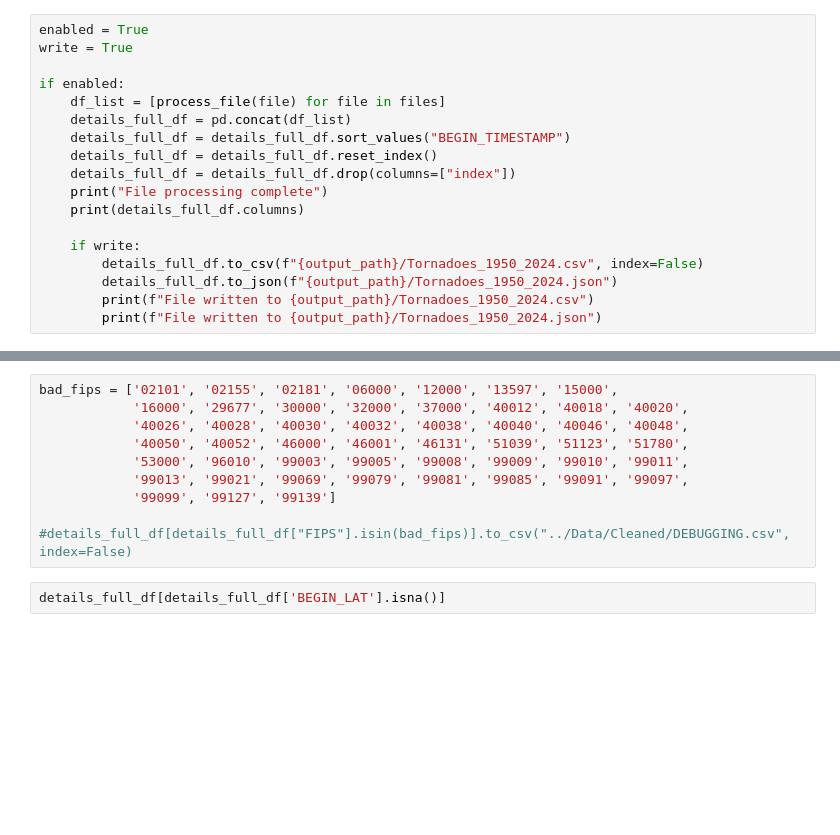
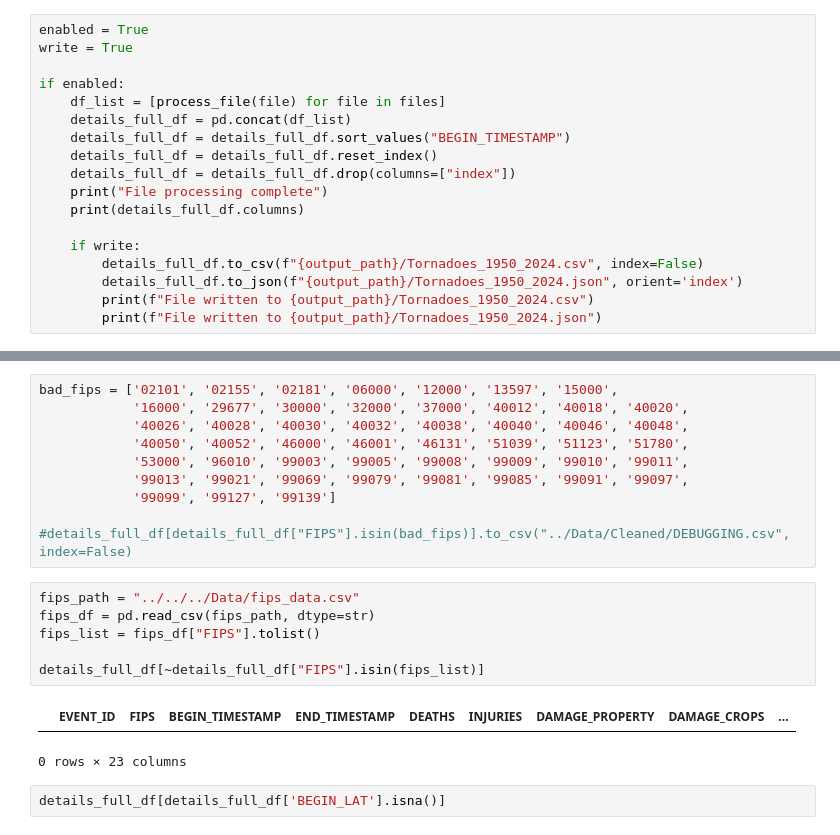
Before and after one commit to d-burke-data/Project_03, a Jupyter notebook: Work/David/Python/data_cleaning.ipynb, the cells around one changed output, grey strips where cells are left out. Cells and saved outputs as stored; diff of their text form; blank space fills up the shorter version.

```diff
--- a/Work/David/Python/data_cleaning.ipynb
+++ b/Work/David/Python/data_cleaning.ipynb
@@ -203,7 +203,7 @@ if enabled:
 
     if write:
         details_full_df.to_csv(f"{output_path}/Tornadoes_1950_2024.csv", index=False)
-        details_full_df.to_json(f"{output_path}/Tornadoes_1950_2024.json")
+        details_full_df.to_json(f"{output_path}/Tornadoes_1950_2024.json", orient='index')
         print(f"File written to {output_path}/Tornadoes_1950_2024.csv")
         print(f"File written to {output_path}/Tornadoes_1950_2024.json")
 # %% [output]
@@ -227,6 +227,15 @@ bad_fips = ['02101', '02155', '02181', '06000', '12000', '13597', '15000',
             '99099', '99127', '99139']
 
 #details_full_df[details_full_df["FIPS"].isin(bad_fips)].to_csv("../Data/Cleaned/DEBUGGING.csv", index=False)
+# %%
+fips_path = "../../../Data/fips_data.csv"
+fips_df = pd.read_csv(fips_path, dtype=str)
+fips_list = fips_df["FIPS"].tolist()
+
+details_full_df[~details_full_df["FIPS"].isin(fips_list)]
+# %% [output]
+|  | EVENT_ID | FIPS | BEGIN_TIMESTAMP | END_TIMESTAMP | DEATHS | INJURIES | DAMAGE_PROPERTY | DAMAGE_CROPS | ... |
+0 rows × 23 columns
 # %%
 details_full_df[details_full_df['BEGIN_LAT'].isna()]
 # %% [output]
```
Also changed, not shown: 6 other files.
